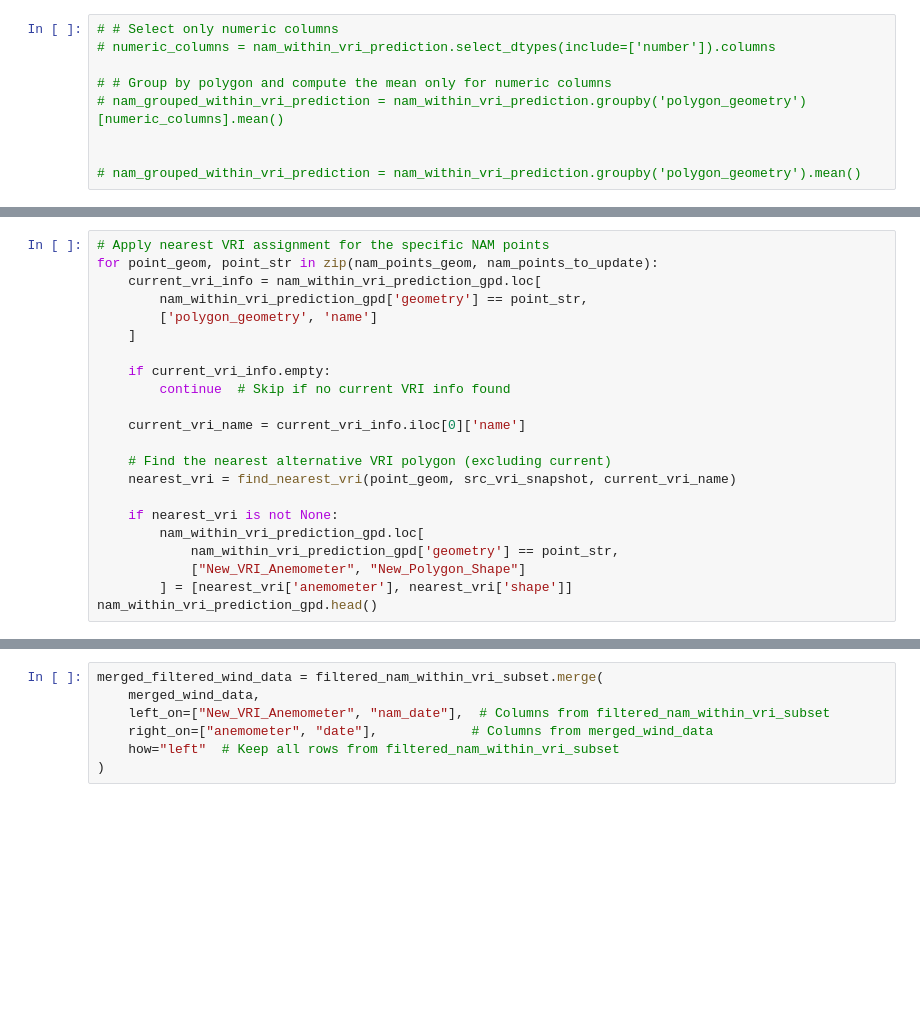
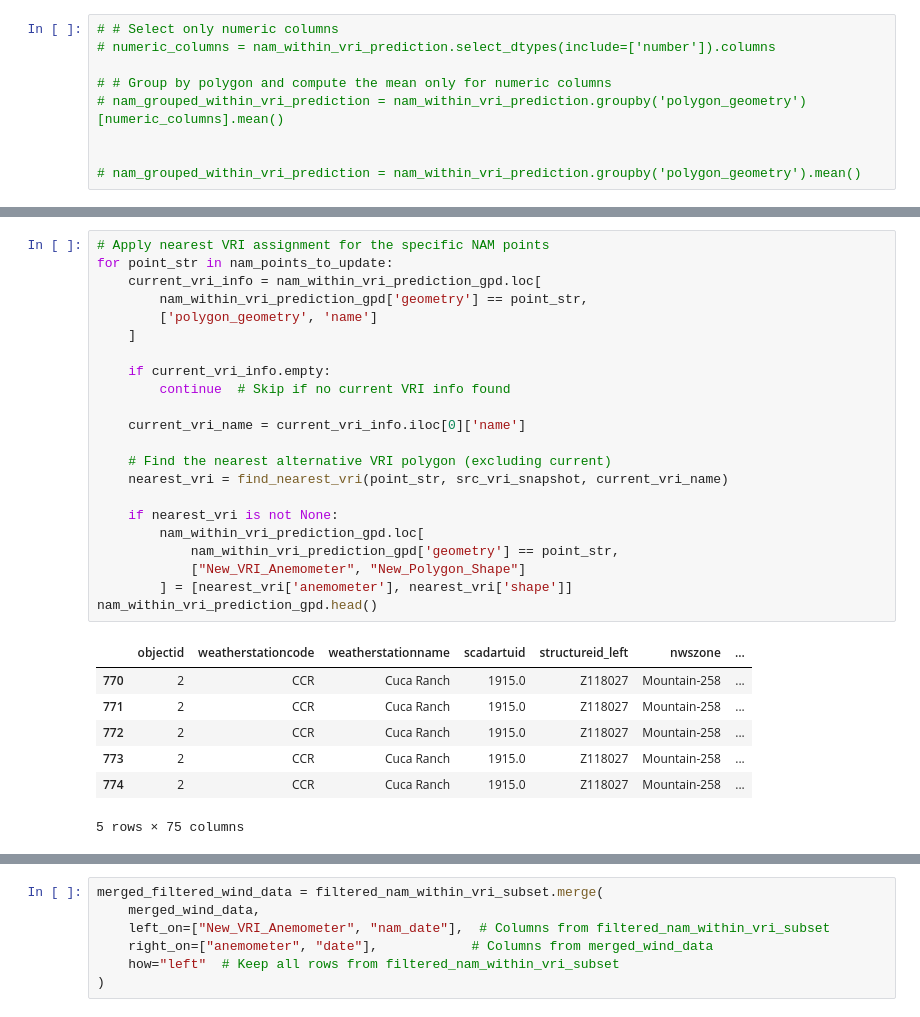
Before and after one commit to StevDoms/SDGE_NAM_Analysis, a Jupyter notebook: notebook/polygon_optimization.ipynb, the cells around one changed output, grey strips where cells are left out. Saved outputs shown, nothing was run; the diff lists cells and outputs as text; blank space fills up the shorter version.

```diff
--- a/notebook/polygon_optimization.ipynb
+++ b/notebook/polygon_optimization.ipynb
@@ -157,25 +271,33 @@ nam_within_vri_prediction_gpd
 # %%
 # Apply nearest VRI assignment for the specific NAM points
-for point_geom, point_str in zip(nam_points_geom, nam_points_to_update):
+for point_str in nam_points_to_update:
     current_vri_info = nam_within_vri_prediction_gpd.loc[
         nam_within_vri_prediction_gpd['geometry'] == point_str,
         ['polygon_geometry', 'name']
     ]
 
     if current_vri_info.empty:
         continue  # Skip if no current VRI info found
 
     current_vri_name = current_vri_info.iloc[0]['name']
 
     # Find the nearest alternative VRI polygon (excluding current)
-    nearest_vri = find_nearest_vri(point_geom, src_vri_snapshot, current_vri_name)
+    nearest_vri = find_nearest_vri(point_str, src_vri_snapshot, current_vri_name)
 
     if nearest_vri is not None:
         nam_within_vri_prediction_gpd.loc[
             nam_within_vri_prediction_gpd['geometry'] == point_str,
             ["New_VRI_Anemometer", "New_Polygon_Shape"]
         ] = [nearest_vri['anemometer'], nearest_vri['shape']]
 nam_within_vri_prediction_gpd.head()
+# %% [output]
+|  | objectid | weatherstationcode | weatherstationname | scadartuid | structureid_left | nwszone | ... |
+| 770 | 2 | CCR | Cuca Ranch | 1915.0 | Z118027 | Mountain-258 | ... |
+| 771 | 2 | CCR | Cuca Ranch | 1915.0 | Z118027 | Mountain-258 | ... |
+| 772 | 2 | CCR | Cuca Ranch | 1915.0 | Z118027 | Mountain-258 | ... |
+| 773 | 2 | CCR | Cuca Ranch | 1915.0 | Z118027 | Mountain-258 | ... |
+| 774 | 2 | CCR | Cuca Ranch | 1915.0 | Z118027 | Mountain-258 | ... |
+5 rows × 75 columns
 # %%
 merged_wind_data = gis_weather_station_with_elevation_gpd.merge(
     windspeed_snapshot,
```
Also changed, not shown: parts of 19 cells of this notebook, 3 other files.
